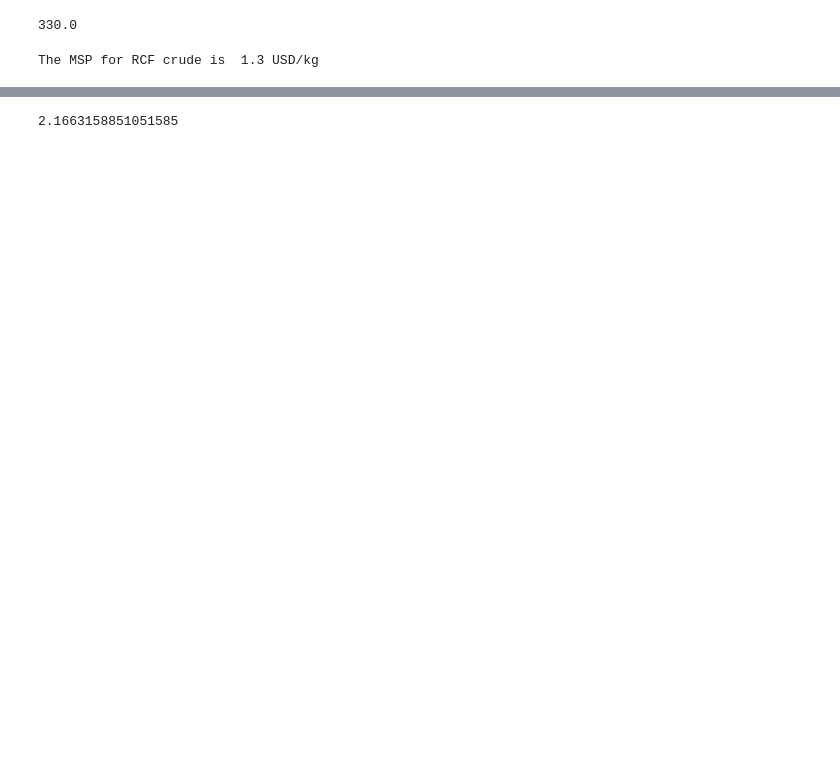
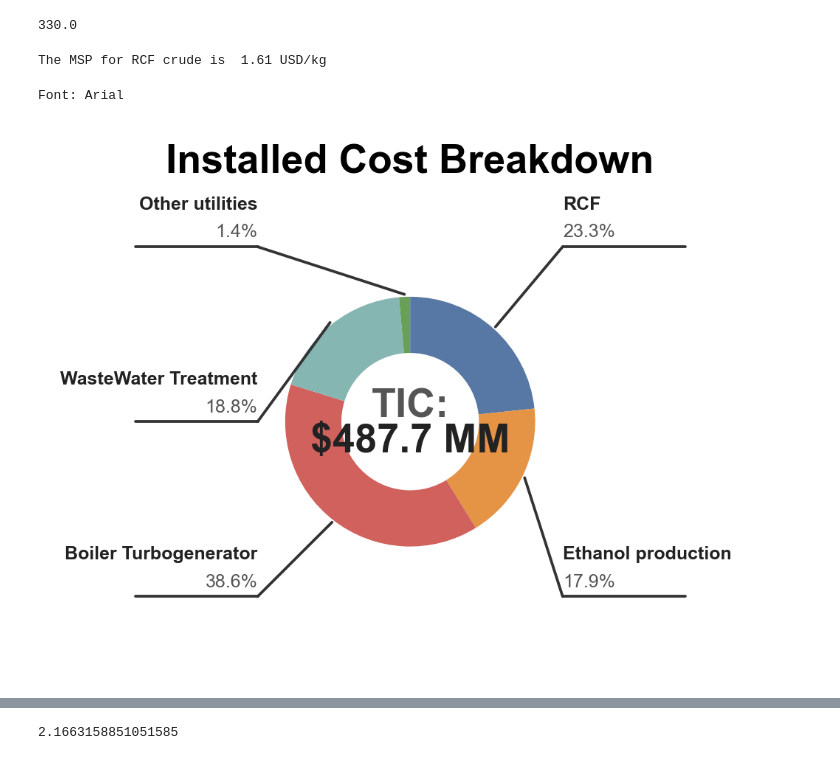
Before and after one commit to H-Wadgama/belt, a Jupyter notebook: scripts/bartling_comparison.ipynb, the cells around one changed output, grey strips where cells are left out. Cells and saved outputs as stored; diff of their text form; code cells hidden in the pictures; blank space fills up the shorter version.

Commit message:
updated bartling comparison plot

```diff
--- a/scripts/bartling_comparison.ipynb
+++ b/scripts/bartling_comparison.ipynb
@@ -12,7 +12,7 @@ import biosteam as bst
 
 chems = create_chemicals()
 bst.settings.set_thermo(chems)
-bst.settings.CEPCI = 541.7
+bst.settings.CEPCI = 840
 
 chems.define_group(
     name='Poplar',
@@ -90,7 +90,7 @@ integrated_tea.operating_days
 msp = round((integrated_tea.solve_price(F.RCF_CRUDE_OUT)),2)
 print(f'The MSP for RCF crude is  {msp} USD/kg')
 # %% [output]
-The MSP for RCF crude is  1.3 USD/kg
+The MSP for RCF crude is  1.61 USD/kg
 # %%
 # Different sections
 
@@ -106,6 +106,15 @@ other_utilities = [F.CWP, F.CT, F.FWT, F.ADP, F.PWC]
 BT = [BT]
 
 WWT = [WWT]
+# %%
+import numpy as np
+rcf_area_ic = sum(u.installed_cost for u in rcf)
+etoh_ic =  sum(u.installed_cost for u in etoh)
+BT_installed_cost = F.BT.installed_cost
+WWT_installed_cost  = F.WWTC.installed_cost
+other_utilities_ic = sum(u.installed_cost for u in other_utilities)
+installed_costs_arr = np.array([rcf_area_ic, etoh_ic, other_utilities_ic,
+                            BT_installed_cost, WWT_installed_cost])
 # %%
 methanol_price = F.RCF_MEOH_IN.F_mass * prices['Methanol'] * integrated_tea.operating_hours
 hydrogen_price = (F.RCF_H2_IN.F_mass * prices['Hydrogen']) * integrated_tea.operating_hours
@@ -153,15 +162,14 @@ oi_colors = [
 ]
 
 categories = [
-    "RCF", "Oil purification", "Monomer purification", "HDO",
-    "Ethanol production", "ETJ", "Boiler Turbogenerator",
-    "WasteWater Treatment", "Other utilities", "Hydrogen storage"
+    "RCF",
+    "Ethanol production", "Boiler Turbogenerator",
+    "WasteWater Treatment", "Other utilities"
 ]
 
 values = [
-    rcf_area_ic, rcf_oil_purification_ic, rcf_monomer_purification_ic,
-    hdo_ic, etoh_ic, etj_ic, BT_installed_cost, WWT_installed_cost,
-    other_utilities_ic, h2_storage_ic
+    rcf_area_ic, etoh_ic, BT_installed_cost, WWT_installed_cost,
+    other_utilities_ic
 ]
 
 # ── Figure ────────────────────────────────────────────────────────────────────
@@ -205,7 +213,7 @@ def draw_donut(ax, vals, title):
             ha="center", va="center",
             fontsize=FS_TOTAL, fontweight="bold", color="#555555")
     ax.text(0, -0.16,
-            f"${rcf_pure_mon_hdo_etoh_etj_system.installed_cost/1e6:.1f} MM",
+            f"${rcf_etoh_system.installed_cost/1e6:.1f} MM",
             ha="center", va="center",
             fontsize=FS_TOTAL, fontweight="bold", color="#222222")
 
@@ -277,30 +285,33 @@ def draw_donut(ax, vals, title):
                     f"{pct:.1f}%",
                     ha=ha, va="bottom",
                     fontsize=FS_PCT,
                     color="#555555",
                     clip_on=False)
 
             # ── Category name (bold, above percentage) ────────────────────
             ax.text(x_conn, y_line + GAP + LINE_H,
                     cat,
                     ha=ha, va="bottom",
                     fontsize=FS_PCT,
                     fontweight="bold",
                     color="#222222",
                     clip_on=False)
 
     draw_group(right, right_ys, is_right=True)
     draw_group(left,  left_ys,  is_right=False)
 
     ax.set_title(title, fontsize=FS_TITLE, fontweight="bold", pad=10)
     ax.set_xlim(-2.8, 2.8)
     ax.set_ylim(-1.9, 1.75)
 
 
 draw_donut(ax, values, "Installed Cost Breakdown")
 
 # ── DELETE the fig.legend(...) block entirely ──────────────────────────────
 
 plt.rcParams['svg.fonttype'] = 'none'
 fig.tight_layout(rect=[0, 0.02, 1, 1])   # was [0, 0.14, 1, 1]
 fig.savefig("installed_cost_breakdown_5.svg", format="svg", bbox_inches="tight")
+# %% [output]
+Font: Arial
+[figure, added]
```
Also changed, not shown: parts of 3 cells of this notebook, 3 other files.
